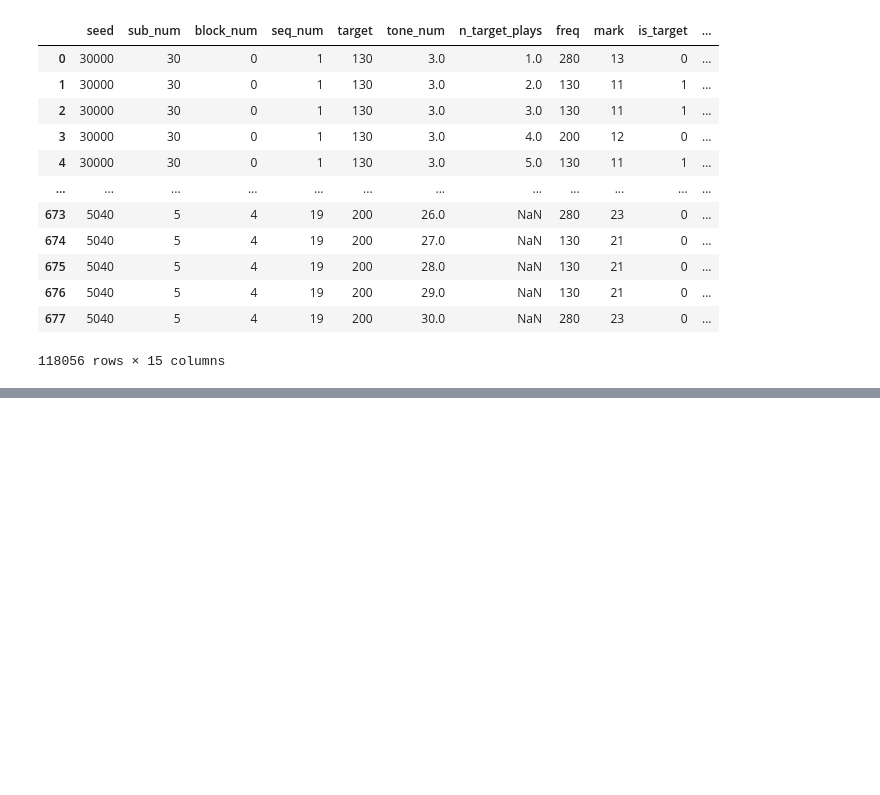
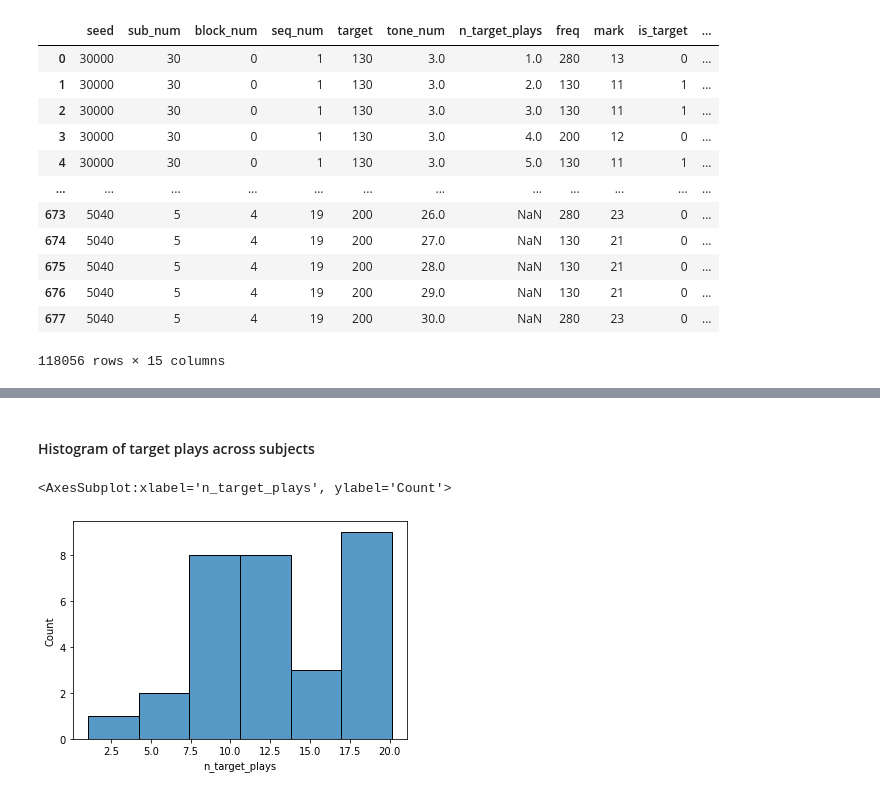
Before and after one commit to letitiayhho/tone-target-monitoring-2, a Jupyter notebook: analysis/accuracies.ipynb, the cells around one changed output, grey strips where cells are left out. Cells and saved outputs as stored; diff of their text form; code cells hidden in the pictures; blank space fills up the shorter version.

```diff
--- a/analysis/accuracies.ipynb
+++ b/analysis/accuracies.ipynb
@@ -93,0 +121,22 @@ sns.histplot(accuracies)
+# %%
+# Clean data
+df_plays = df[df.tone_num != 1]
+df_plays = df_plays[['sub_num', 'block_num', 'target', 'n_target_plays']]
+df_plays = df_plays[df_plays.n_target_plays < 50]
+df_plays = df_plays[df_plays.block_num != 0]
+df_plays = df_plays[df_plays.block_num != 6]
+df_plays = df_plays.dropna()
+
+# Calculate means by sub
+df_plays = df_plays.groupby(['sub_num', 'target', 'block_num'])['n_target_plays'].mean()
+df_plays = pd.DataFrame(df_plays).reset_index()
+
+df_plays
+# %% [markdown]
+#### Histogram of target plays across subjects
+# %%
+df_plays_hist = df_plays.groupby(['sub_num'])['n_target_plays'].mean()
+sns.histplot(df_plays_hist)
+# %% [output]
+<AxesSubplot:xlabel='n_target_plays', ylabel='Count'>
+[figure, added]
```
Also changed, not shown: parts of 13 cells of this notebook.
